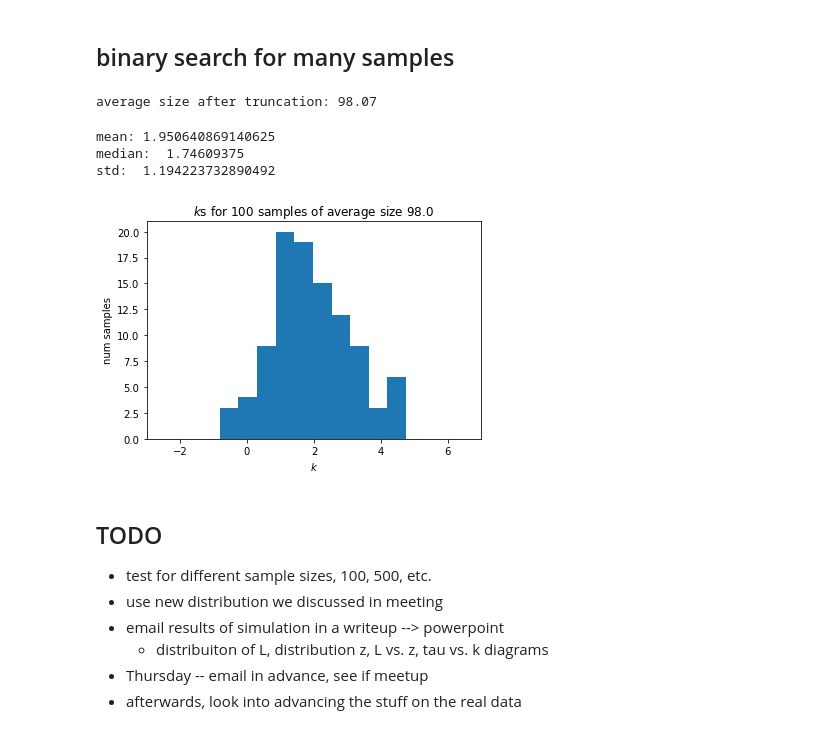
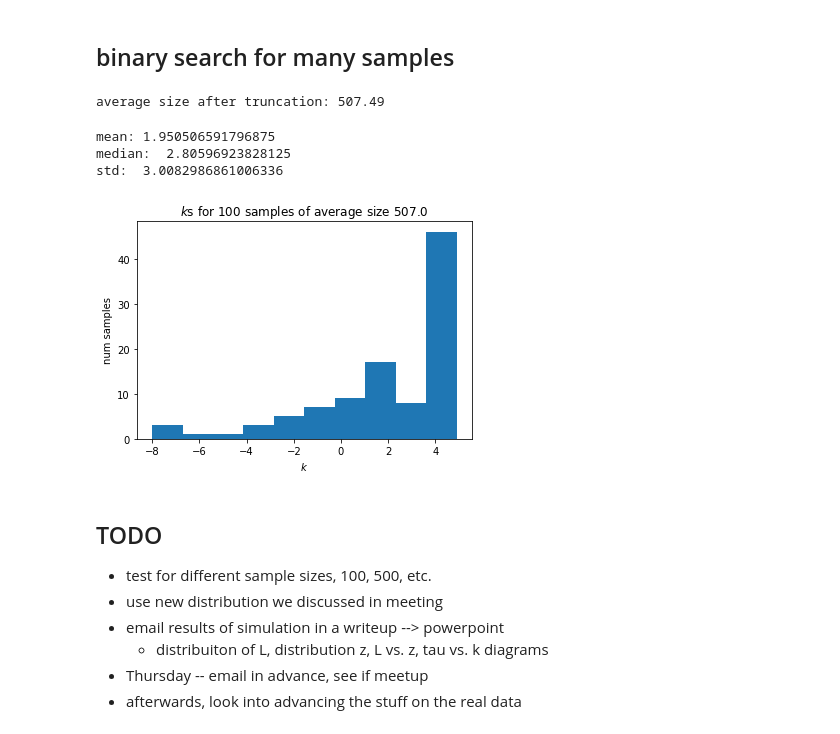
Before and after one commit to will-s-h/FRB-Project, a Jupyter notebook: Programs/ktau sim 2.0.ipynb, the cells around one changed output. Drawn from its saved outputs; the diff is of its cells as text; code cells hidden in the pictures.

```diff
--- a/Programs/ktau sim 2.0.ipynb
+++ b/Programs/ktau sim 2.0.ipynb
@@ -87,7 +79,7 @@ minL_func = standard #set the function to be used
 #evolve its luminosity and apply a truncation:
 truek = 2
 Levo = Lsamp * kt.g_complex(zsamp, truek) #evolve sample
-minL = minL_func(zs=zsamp, Ls=Levo)
+minL = minL_func(zsamp)
 
 #truncate
 minL_trunc, L_trunc, z_trunc = kt.truncate(minL, Levo, zsamp)
@@ -101,6 +93,6 @@ plt.title('Random FRB Sample (Evolved & Truncated)')
 plt.ylabel('$L$ (arbitrary units)')
 plt.xlabel('$\\log(1+z)$ (unitless)')
 plt.legend()
-#plt.savefig("../Results/sim graphs 09.15.22/sample_low_power.png", dpi=1000)
+#plt.savefig("../Results/sim graphs 09.16.22/sample_high_power.png", dpi=1000)
 plt.show()
 # %% [output]
@@ -177,16 +170,16 @@ for i in range(num_seeds):
 # %%
 # for each random seed, generate sample, determine tau at k = truek
 taus_at_truek = np.zeros(num_seeds)
-size = 2500 #original size of each sample
+size = 17500 #original size of each sample
 truek = 2 #true value of k
-minL_func = standard #set the minimum luminosity function
+minL_func = lambda z: sim.standard(z, F=2) #set the minimum luminosity function
 
 avg_size_trunc = 0 #track average size after truncation
 
 for i, seed in enumerate(seeds):
-    zsamp, Lsamp = sim.frb_sample(zparams=[0.9, 0.6], Lparams=[1e23, 1e26, -1.2], size=size, seed=seed)
+    zsamp, Lsamp = sim.frb_sample(zparams=[0.9, 0.6], Lparams=[1e23, 1e26, -2], size=size, seed=seed)
     Levo = Lsamp * kt.g_complex(zsamp, truek)
-    minL = minL_func(zsamp, Levo)
+    minL = minL_func(zsamp)
     minL_trunc, L_trunc, z_trunc = kt.truncate(minL, Levo, zsamp)
     avg_size_trunc += len(minL_trunc)
     taus_at_truek[i] = kt.ktau_E(L_trunc, minL_trunc, z_trunc, gfunc=kt.g_complex, k=truek, params="default")
@@ -227,13 +222,13 @@ std:  1.0841113768109014
 # %%
 #create one sample
 seed = 0
-size = 2500 #original size of each sample
+size = 17500 #original size of each sample
 truek = 2 #true value of k
-minL_func = standard #set the minimum luminosity function
+minL_func = lambda z: sim.standard(z, F=2) #set the minimum luminosity function
 
-zsamp, Lsamp = sim.frb_sample(zparams=[0.9, 0.6], Lparams=[1e23, 1e26, -1.2], size=size, seed=seed)
+zsamp, Lsamp = sim.frb_sample(zparams=[0.9, 0.6], Lparams=[1e23, 1e26, -2], size=size, seed=seed)
 Levo = Lsamp * kt.g_complex(zsamp, truek)
-minL = minL_func(zsamp, Levo)
+minL = minL_func(zsamp)
 minL_trunc, L_trunc, z_trunc = kt.truncate(minL, Levo, zsamp)
 
 #make sure everything looks okay:
@@ -310,17 +305,17 @@ for i in range(num_seeds):
 # %%
 # for each random seed, generate sample, then binary search for k
 kfounds = np.zeros(num_seeds)
-size = 500 #original size of each sample
+size = 17500 #original size of each sample
 truek = 2 #true value of k
-minL_func = standard #set the minimum luminosity function
+minL_func = lambda z: sim.standard(z, F=2) #set the minimum luminosity function
 
 avg_size_trunc = 0 #track average size after truncation
 
 for i, seed in enumerate(seeds):
     #make the sample
-    zsamp, Lsamp = sim.frb_sample(zparams=[0.9, 0.6], Lparams=[1e23, 1e26, -1.2], size=size, seed=seed)
+    zsamp, Lsamp = sim.frb_sample(zparams=[0.9, 0.6], Lparams=[1e23, 1e26, -2], size=size, seed=seed)
     Levo = Lsamp * kt.g_complex(zsamp, truek)
-    minL = minL_func(zsamp, Levo)
+    minL = minL_func(zsamp)
     minL_trunc, L_trunc, z_trunc = kt.truncate(minL, Levo, zsamp)
     avg_size_trunc += len(minL_trunc)
 
@@ -329,24 +324,24 @@ for i, seed in enumerate(seeds):
 avg_size_trunc /= num_seeds
 print("average size after truncation:", avg_size_trunc)
 # %% [output]
-average size after truncation: 98.07
+average size after truncation: 507.49
 # %%
 print("mean:", np.mean(kfounds))
 print("median: ", np.median(kfounds))
 print("std: ", np.std(kfounds))
 plt.hist(kfounds, bins=10)
 plt.title(f'$k$s for {num_seeds} samples of average size {round(avg_size_trunc,0)}')
 plt.ylabel('num samples')
 plt.xlabel('$k$')
 #maxdif = max(abs())
-plt.xlim([truek-5, truek+5])
+#plt.xlim([truek-5, truek+5])
 #plt.savefig('../Results/sim graphs 09.15.22/low_lum_100.png', dpi=1000)
 plt.show()
 # %% [output]
-mean: 1.950640869140625
-median:  1.74609375
-std:  1.194223732890492
+mean: 1.950506591796875
+median:  2.80596923828125
+std:  3.0082986861006336
-[figure, old version]
+[figure, new version]
 # %% [markdown]
 ## TODO
 - test for different sample sizes, 100, 500, etc.
```
Also changed, not shown: parts of 23 cells of this notebook, 6 other files.
